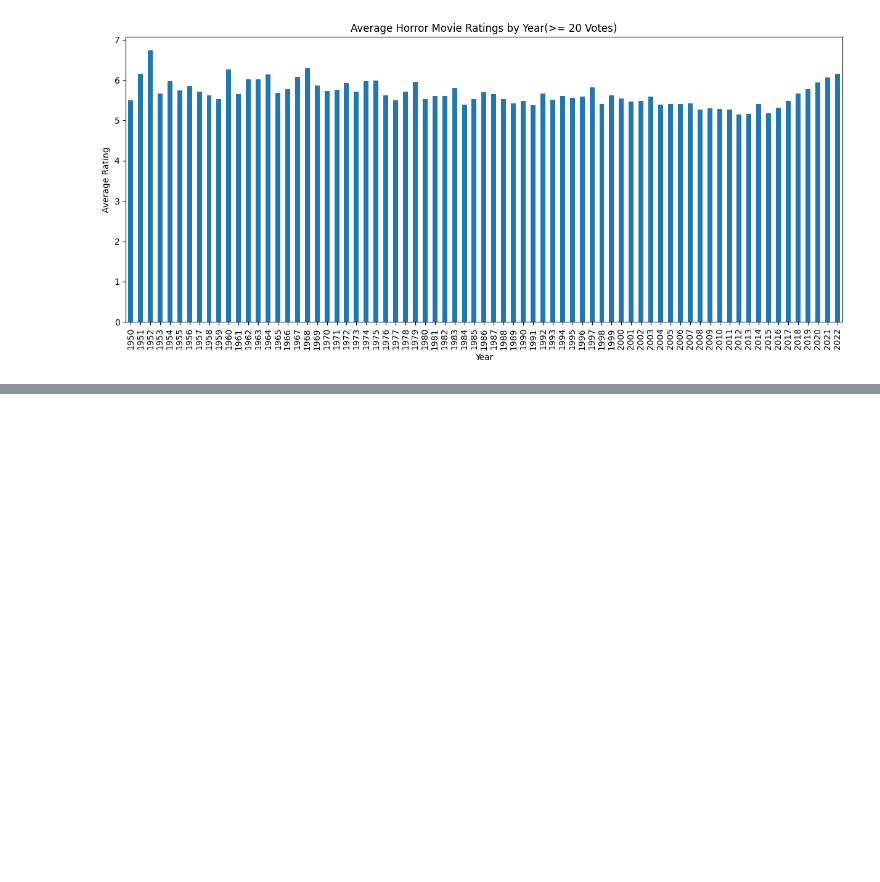
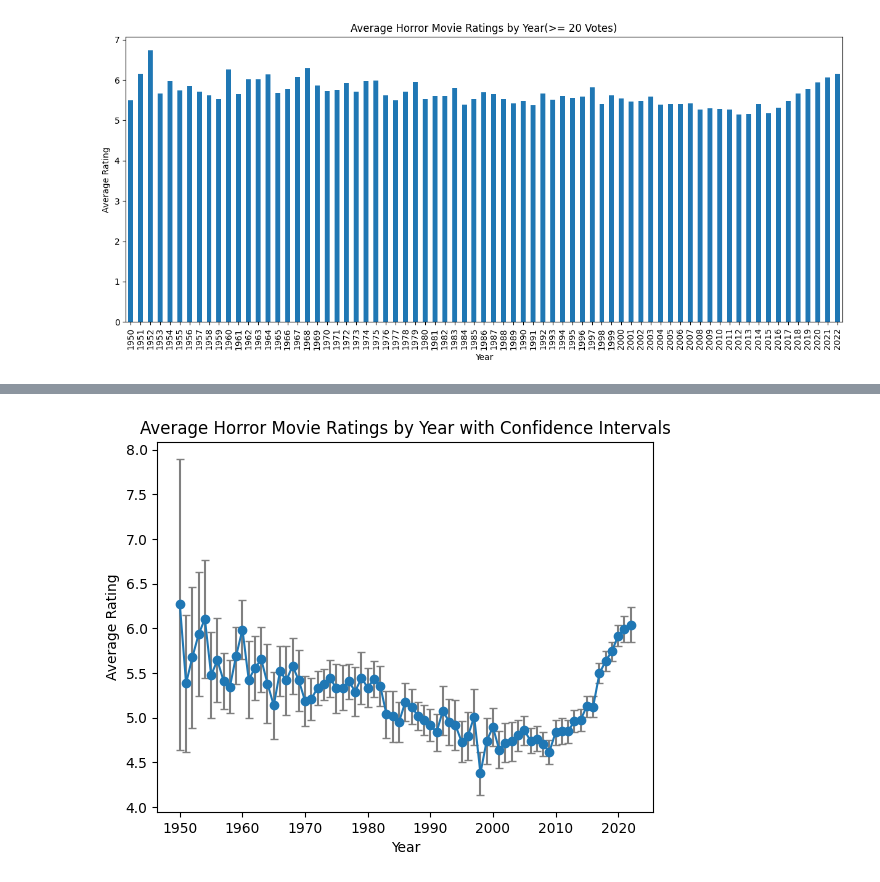
Before and after one commit to ashley-skidmore/horror_movie_playground, a Jupyter notebook: notebooks/horror_by_year.ipynb, the cells around one changed output, grey strips where cells are left out. Cells and saved outputs as stored; diff of their text form; code cells hidden in the pictures; blank space fills up the shorter version.

```diff
--- a/notebooks/horror_by_year.ipynb
+++ b/notebooks/horror_by_year.ipynb
@@ -291,0 +308,36 @@ plt.show()
+# %%
+'''
+filtered_year_ratings has the vote_average_mean grouped by year,
+but it only contains one value per movie.
+I need to be able to calulate standard deviation and number of movies as well.
+That's why I had to go back to regroup everything without limiting it to the mean.
+'''
+grouped = horror_filtered.groupby('year')['vote_average']
+
+#Calculating the standard error based on number of movies in a year
+se = grouped.std() / np.sqrt(grouped.count())
+
+#Calculating the mean for each year
+mean_ratings = grouped.mean()
+
+#Calculating the 95% confidence interval using standard error
+ci_lower = mean_ratings - 1.96 * se
+ci_higher = mean_ratings + 1.96 * se
+# %%
+# Plot the mean with confidence intervals as error bars
+plt.errorbar(mean_ratings.index, mean_ratings, yerr=1.96 * se, fmt='-o', ecolor='gray', capsize=3)
+'''
+yerr is y axis error bar and defines the error bars size
+fmt is format style, - makes it a solid line, and o circles each data point
+ecolor defines the color of the error bars
+capsize defines the length of the horizontal lines at the tops and bottoms of the error bars
+'''
+
+# Labels and title
+plt.xlabel('Year')
+plt.ylabel('Average Rating')
+plt.title('Average Horror Movie Ratings by Year with Confidence Intervals')
+
+plt.show()
+# %% [output]
+[figure, added]
```
Also changed, not shown: parts of 14 cells of this notebook.
